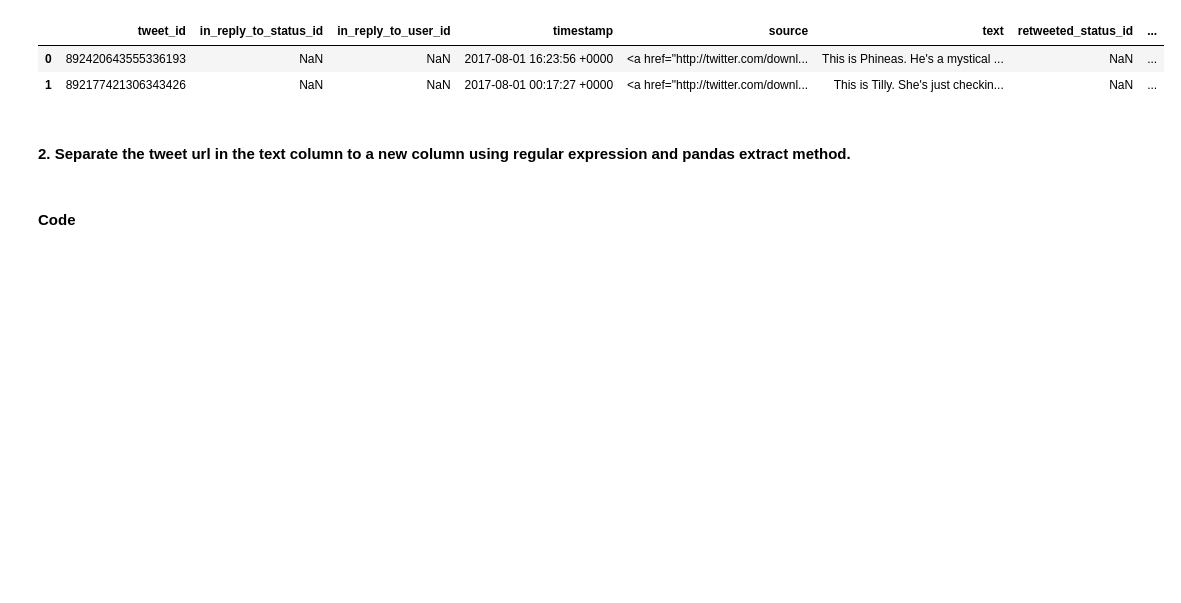
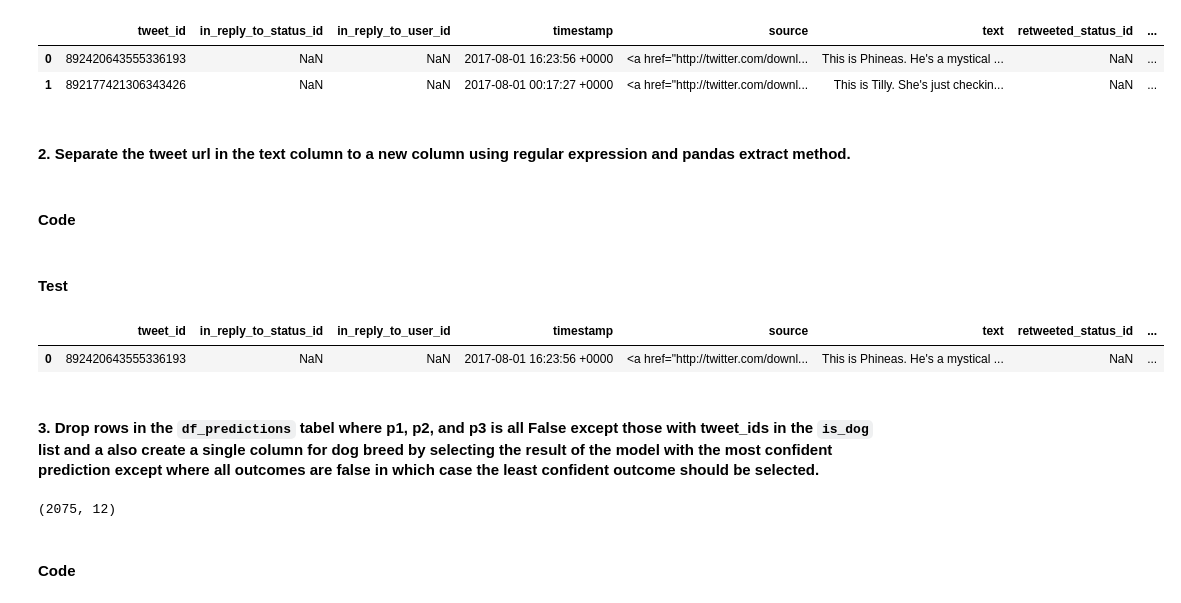
Before and after one commit to PatrickEmmanuel/WeRateDods-Data-Wrangling-Act, a Jupyter notebook: Data-wrangle-act.ipynb, the cells around one changed output. Drawn from its saved outputs; the diff is of its cells as text; code cells hidden in the pictures; blank space fills up the shorter version.

```diff
--- a/Data-wrangle-act.ipynb
+++ b/Data-wrangle-act.ipynb
@@ -477,3 +477,23 @@ df_twitter.head(2)
 #### 2. Separate the tweet url in the text column to a new column using regular expression and pandas extract method.
 # %% [markdown]
 #### Code
+# %%
+pattern = r'(https?:\/\/(?:www\.)?[-a-zA-Z0-9@:%._+~#=]{1,256}\.[a-zA-Z0-9()]{1,6}[-a-zA-Z0-9()@:%_+.~#?&/=]*)'
+df_twitter['tweet_url']= df_twitter["text"].str.extract(pattern, expand=False).str.strip()
+df_twitter["text"] = df_twitter["text"].apply(lambda x : re.sub(r'https?://\S+', '.', x))
+# %% [markdown]
+#### Test
+# %%
+df_twitter.head(1)
+# %% [output]
+|  | tweet_id | in_reply_to_status_id | in_reply_to_user_id | timestamp | source | text | retweeted_status_id | ... |
+| 0 | 892420643555336193 | NaN | NaN | 2017-08-01 16:23:56 +0000 | <a href="http://twitter.com/downl... | This is Phineas. He's a mystical ... | NaN | ... |
+# %% [markdown]
+#### 3. Drop rows in the `df_predictions` tabel  where p1, p2, and p3 is all False except those with tweet_ids in the `is_dog` list and a also create a single column for dog breed by selecting the result of the model with the most confident prediction except where all outcomes are false in which case the least confident outcome should be selected.
+# %%
+# Before cleaning
+df_predictions.shape
+# %% [output]
+(2075, 12)
+# %% [markdown]
+#### Code
```
Also changed, not shown: parts of 5 cells of this notebook.
